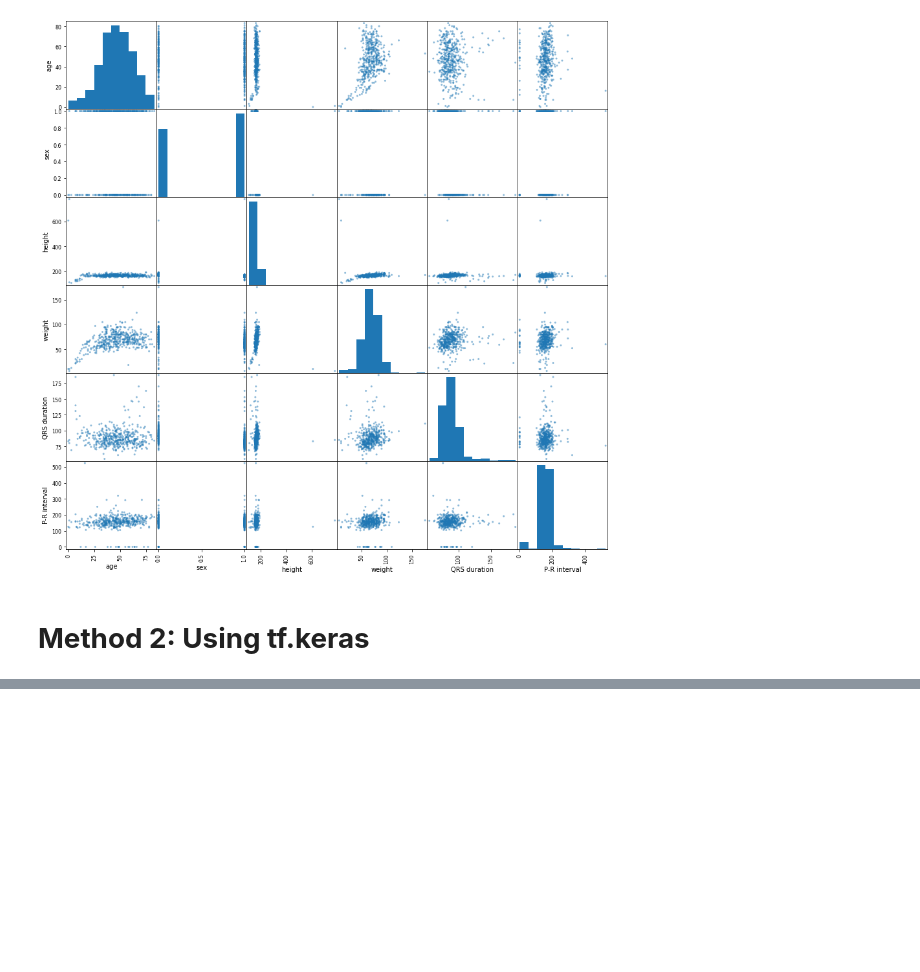
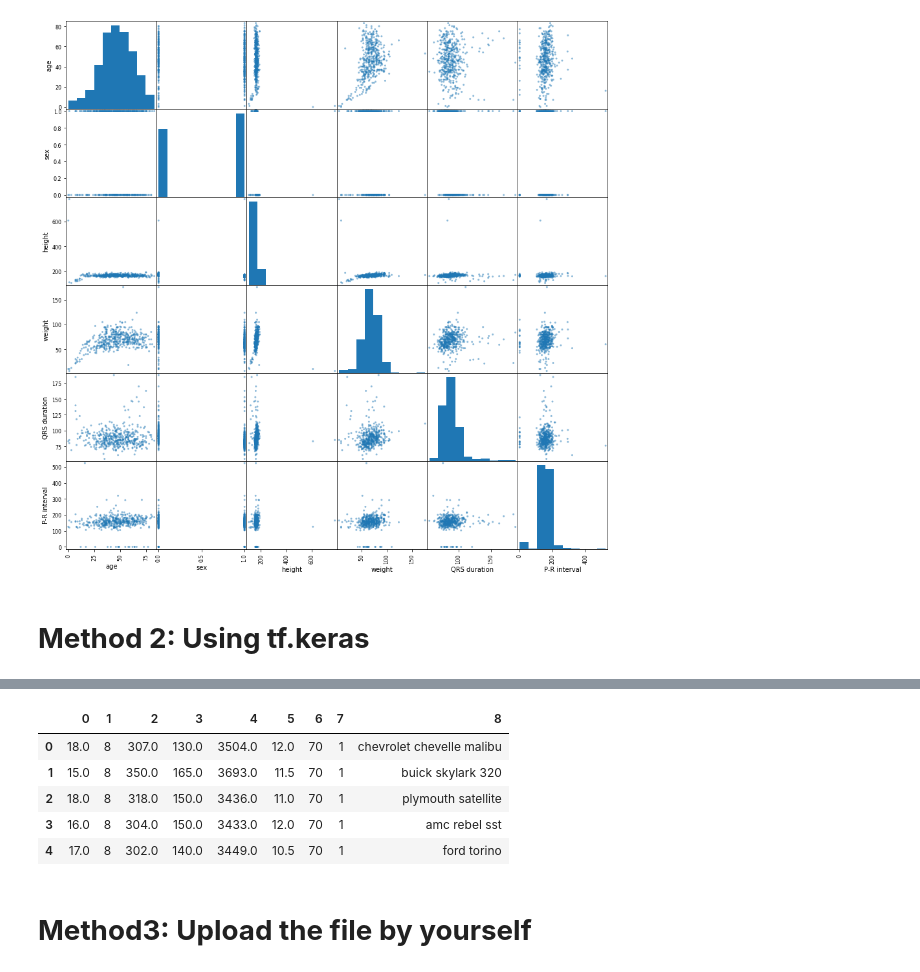
Before and after one commit to liwumass/Artificial-Intelligence, a Jupyter notebook: Upload_your_own_data_on_Google_Colab.ipynb, the cells around one changed output, grey strips where cells are left out. Saved outputs shown, nothing was run; the diff lists cells and outputs as text; code cells hidden in the pictures; blank space fills up the shorter version.

```diff
--- a/Upload_your_own_data_on_Google_Colab.ipynb
+++ b/Upload_your_own_data_on_Google_Colab.ipynb
@@ -60,0 +92,13 @@ scatter_matrix(data);
+# %%
+# unless you specify an alternative path, the data will go into /root/.keras/datasets/
+df = pd.read_csv('/root/.keras/datasets/auto-mpg.data', header=None, delim_whitespace=True)
+df.head()
+# %% [output]
+|  | 0 | 1 | 2 | 3 | 4 | 5 | 6 | 7 | 8 |
+| 0 | 18.0 | 8 | 307.0 | 130.0 | 3504.0 | 12.0 | 70 | 1 | chevrolet chevelle malibu |
+| 1 | 15.0 | 8 | 350.0 | 165.0 | 3693.0 | 11.5 | 70 | 1 | buick skylark 320 |
+| 2 | 18.0 | 8 | 318.0 | 150.0 | 3436.0 | 11.0 | 70 | 1 | plymouth satellite |
+| 3 | 16.0 | 8 | 304.0 | 150.0 | 3433.0 | 12.0 | 70 | 1 | amc rebel sst |
+| 4 | 17.0 | 8 | 302.0 | 140.0 | 3449.0 | 10.5 | 70 | 1 | ford torino |
+# %% [markdown]
+# **Method3: Upload the file by yourself**
```
Also changed, not shown: parts of 18 cells of this notebook.
